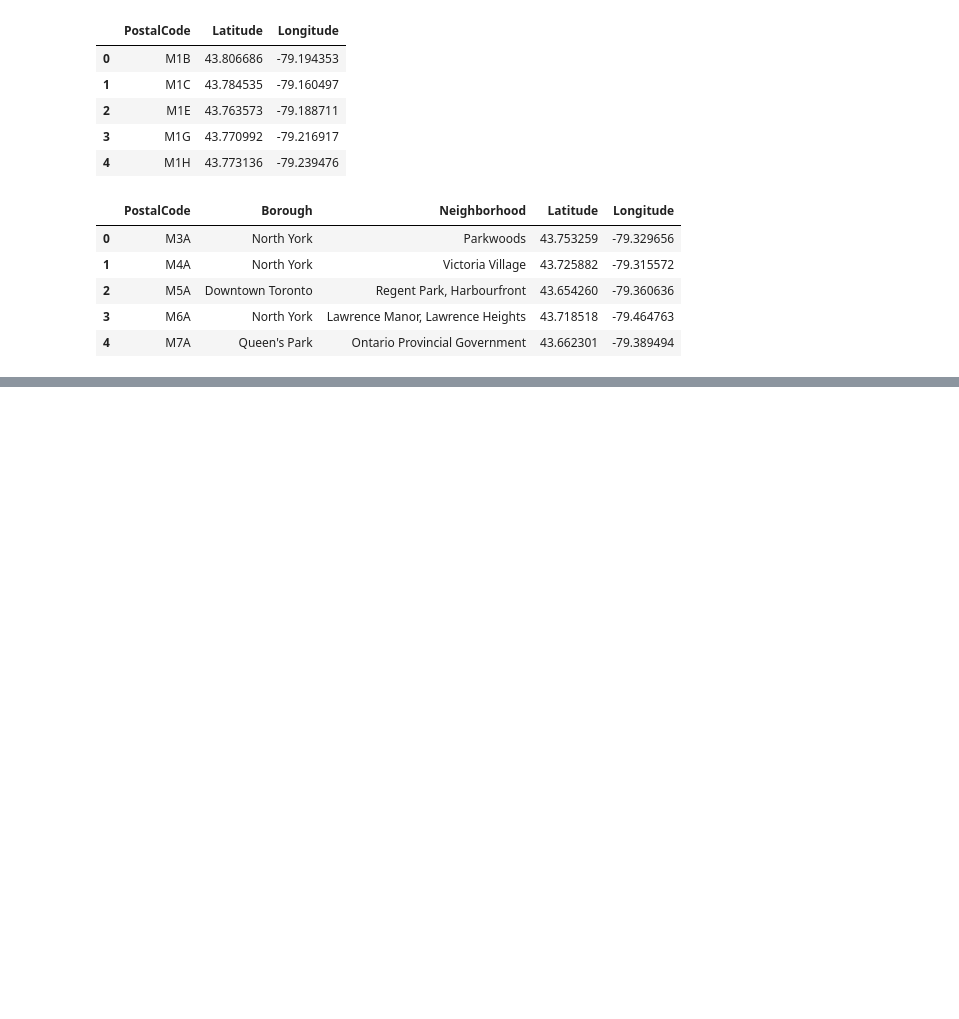
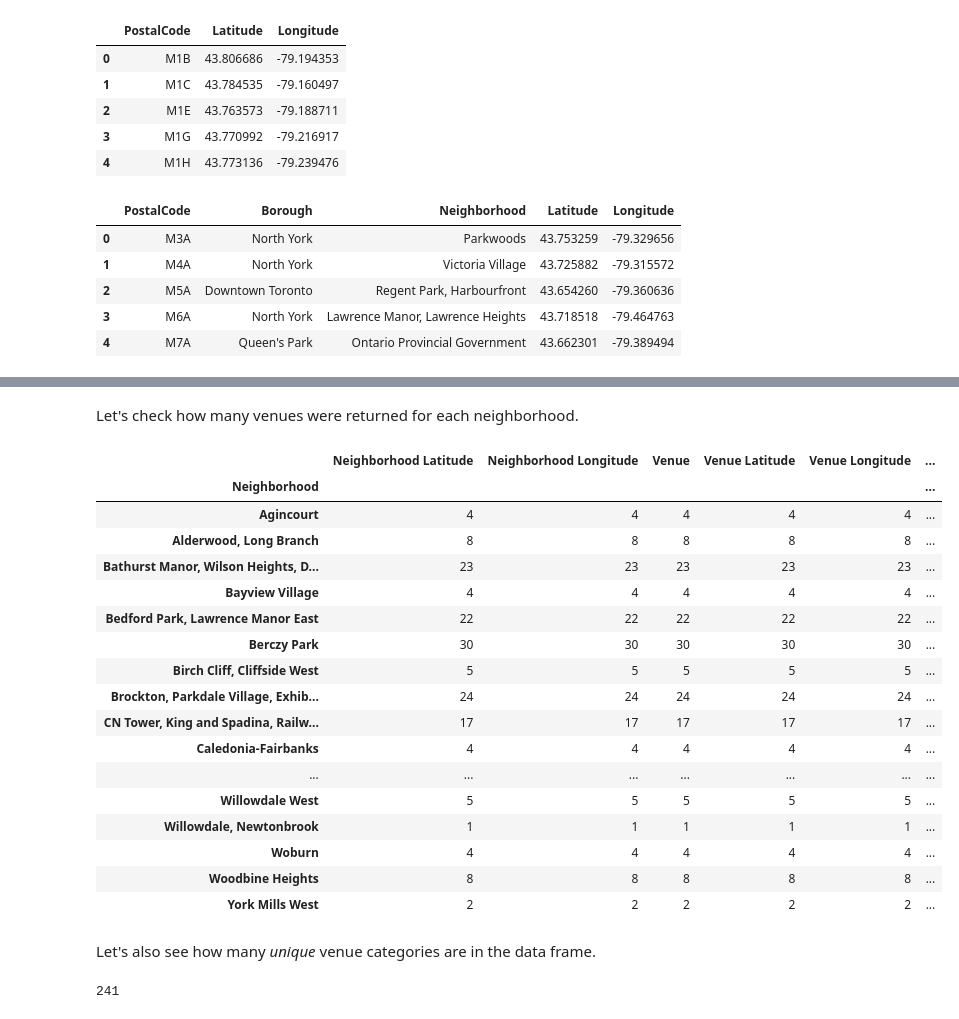
Before and after one commit to sakibkbhuiyan/CourseraDataScienceCapstone, a Jupyter notebook: Toronto_Neighborhood_Clustering.ipynb, the cells around one changed output, grey strips where cells are left out. Saved outputs shown, nothing was run; the diff lists cells and outputs as text; code cells hidden in the pictures; blank space fills up the shorter version.

Commit message:
Updated Toronto Clustering notebook. All 3 sections completed.

```diff
--- a/Toronto_Neighborhood_Clustering.ipynb
+++ b/Toronto_Neighborhood_Clustering.ipynb
@@ -162,0 +168,10 @@ Explore and cluster the neighborhoods in Toronto. You can decide to work with on
+# %%
+nearby_venues1 = pd.read_json("https://raw.githubusercontent.com/ibm-developer-skills-network/yczvh-DataFilesForIBMProjects/master/segmenting_neighborhoods.json")
+nearby_venues1.columns = ['Neighborhood',
+                  'Neighborhood Latitude',
+                  'Neighborhood Longitude',
+                 'Venue',
+                 'Venue Latitude',
+                 'Venue Longitude',
+                 'Venue Category']
+toronto_venues=nearby_venues1
@@ -162,0 +189,29 @@ Explore and cluster the neighborhoods in Toronto. You can decide to work with on
+# %% [markdown]
+Let's check how many venues were returned for each neighborhood.
+# %%
+toronto_venues.groupby('Neighborhood').count()
+# %% [output]
+|  | Neighborhood Latitude | Neighborhood Longitude | Venue | Venue Latitude | Venue Longitude | ... |
+| Neighborhood |  |  |  |  |  | ... |
+| Agincourt | 4 | 4 | 4 | 4 | 4 | ... |
+| Alderwood, Long Branch | 8 | 8 | 8 | 8 | 8 | ... |
+| Bathurst Manor, Wilson Heights, D... | 23 | 23 | 23 | 23 | 23 | ... |
+| Bayview Village | 4 | 4 | 4 | 4 | 4 | ... |
+| Bedford Park, Lawrence Manor East | 22 | 22 | 22 | 22 | 22 | ... |
+| Berczy Park | 30 | 30 | 30 | 30 | 30 | ... |
+| Birch Cliff, Cliffside West | 5 | 5 | 5 | 5 | 5 | ... |
+| Brockton, Parkdale Village, Exhib... | 24 | 24 | 24 | 24 | 24 | ... |
+| CN Tower, King and Spadina, Railw... | 17 | 17 | 17 | 17 | 17 | ... |
+| Caledonia-Fairbanks | 4 | 4 | 4 | 4 | 4 | ... |
+| ... | ... | ... | ... | ... | ... | ... |
+| Willowdale West | 5 | 5 | 5 | 5 | 5 | ... |
+| Willowdale, Newtonbrook | 1 | 1 | 1 | 1 | 1 | ... |
+| Woburn | 4 | 4 | 4 | 4 | 4 | ... |
+| Woodbine Heights | 8 | 8 | 8 | 8 | 8 | ... |
+| York Mills West | 2 | 2 | 2 | 2 | 2 | ... |
+# %% [markdown]
+Let's also see how many *unique* venue categories are in the data frame.
+# %%
+len(toronto_venues['Venue Category'].unique())
+# %% [output]
+241
```
Also changed, not shown: parts of 33 cells of this notebook.
